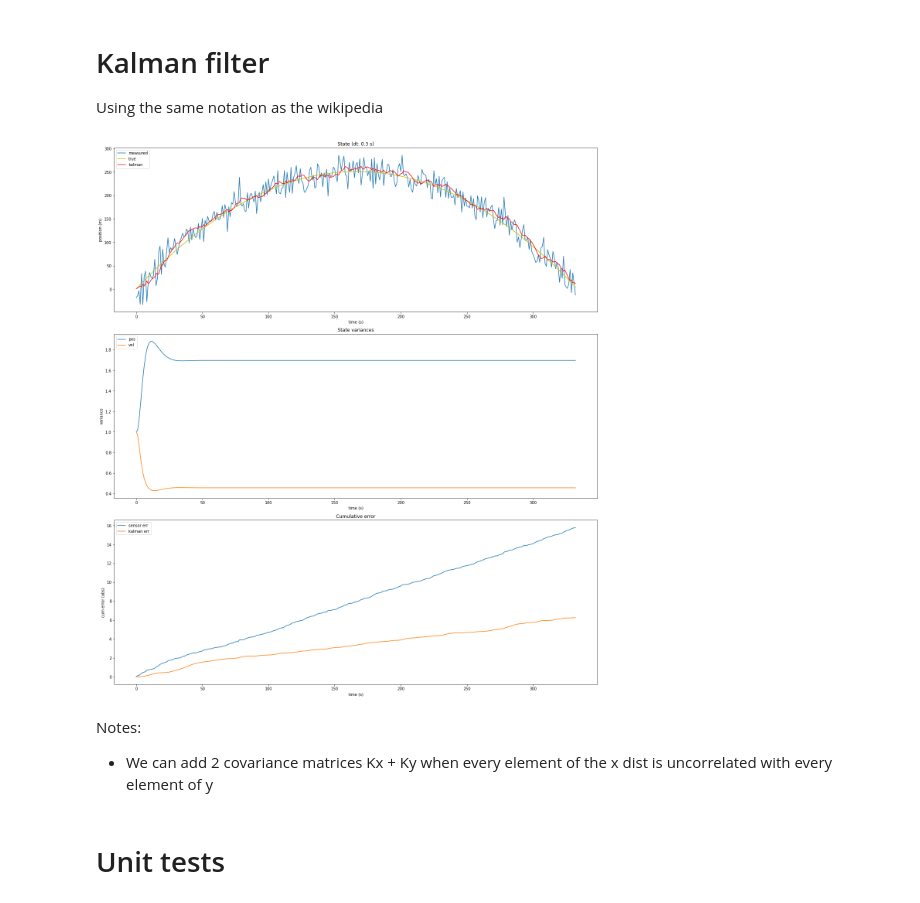
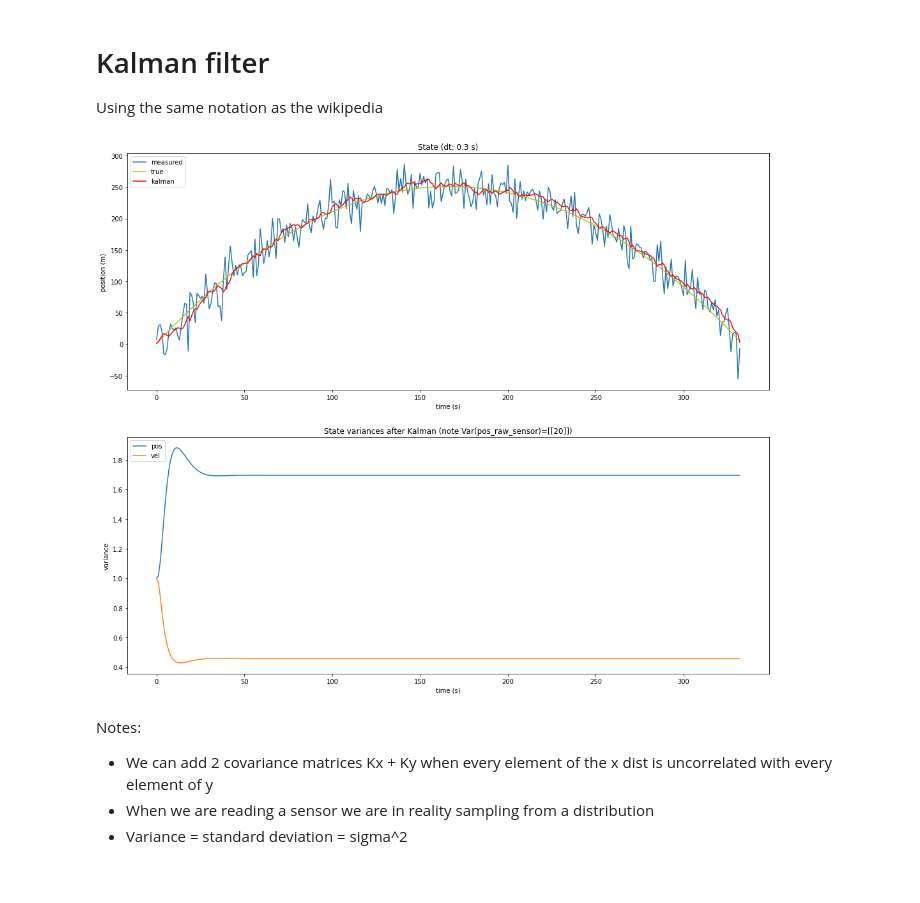
Before and after one commit to aguaviva/articles, a Jupyter notebook: Kalman.ipynb, the cells around one changed output. Saved outputs shown, nothing was run; the diff lists cells and outputs as text; code cells hidden in the pictures.

```diff
--- a/Kalman.ipynb
+++ b/Kalman.ipynb
@@ -58,11 +58,11 @@ def kalman():
     pt = []
     pm = []
     pk_mu = []
-    pk_sig = []
+    pk_var = []
     for i in range(int(100*sample_rate)):
         pt.append(x_true[0])
         pk_mu.append(x_prev[0])
-        pk_sig.append(np.diagonal(np.linalg.cholesky(P)))
+        pk_var.append(np.diagonal(np.linalg.cholesky(P)))
 
         # 1) make a noisy measurement using the sensor
         z, R = sample_sensor()
@@ -75,66 +75,51 @@ def kalman():
 
         # compute Kalman gain
         S = trans_mat(H, P_pred) + R
         K = P_pred @ H.T @ np.linalg.inv(S)
         M = I - (K@H)
 
         # update state
         x = trans_vec(M, x_pred) + trans_vec(K, z)
         P = trans_mat(M, P_pred) + trans_mat(K, R)
 
         # track errors
 
         sensor_err.append(np.abs(x_true - z)[0])
         kalman_err.append(np.abs(x_true - x)[0])
 
         #step
 
         # simulate trajectory (for the sensor)
         x_true = trans_vec(F,x_true) + (G)
         x_prev = x
         P_prev = P
 
 
     pk_mu = np.array(pk_mu)
-    pk_sig = np.array(pk_sig)
-    #fig, axs = plt.subplots(1, 2,figsize=(18,5))
-    fig = plt.figure(constrained_layout=True,figsize=(18,20))
-    ax = fig.subplot_mosaic(
-    """
-    A
-    C
-    B
-    """
-    )
-    ax['A'].set_title(f'State (dt: {dt} s)')
-    ax['A'].plot(pm, label="measured")
-    ax['A'].plot(pt, color = 'y', label="true")
-    ax['A'].plot(pk_mu, color = 'r', label="kalman")
-    ax['A'].legend(loc="upper left")
-    ax['A'].set_xlabel('time (s)')
-    ax['A'].set_ylabel('position (m)')
+    pk_var = np.array(pk_var)
+    fig, ax = plt.subplots(2, 1,figsize=(18,15))
+    ax[0].set_title(f'State (dt: {dt} s)')
+    ax[0].plot(pm, label="measured")
+    ax[0].plot(pt, color = 'y', label="true")
+    ax[0].plot(pk_mu, color = 'r', label="kalman")
+    ax[0].legend(loc="upper left")
+    ax[0].set_xlabel('time (s)')
+    ax[0].set_ylabel('position (m)')
 
-    ax['B'].set_title('Cumulative error')
-    ax['B'].plot(np.cumsum(sensor_err)/ len(sensor_err), label="sensor err")
-    ax['B'].plot(np.cumsum(kalman_err)/ len(sensor_err), label="kalman err")
-    ax['B'].set_xlabel('time (s)')
-    ax['B'].set_ylabel('cum error (abs)')
-    ax['B'].legend(loc="upper left")
-
-    ax['C'].set_title('State variances')
-    ax['C'].plot(pk_sig.T[0], label="pos")
-    ax['C'].plot(pk_sig.T[1], label="vel")
-    ax['C'].set_xlabel('time (s)')
-    ax['C'].set_ylabel('variance')
-    ax['C'].legend(loc="upper left")
+    ax[1].set_title(f'State variances after Kalman (note Var(pos_raw_sensor)={R})')
+    ax[1].plot(pk_var.T[0], label="pos")
+    ax[1].plot(pk_var.T[1], label="vel")
+    ax[1].set_xlabel('time (s)')
+    ax[1].set_ylabel('variance')
+    ax[1].legend(loc="upper left")
 
     plt.show()
 
 kalman()
 # %% [output]
-[figure, old version]
+[figure, new version]
 # %% [markdown]
 Notes:
 - We can add 2 covariance matrices Kx + Ky when every element of the x dist is uncorrelated with every element of y
+- When we are reading a sensor we are in reality sampling from a distribution
+- Variance = standard deviation = sigma^2
-# %% [markdown]
-# Unit tests
```
Also changed, not shown: parts of 5 cells of this notebook.
